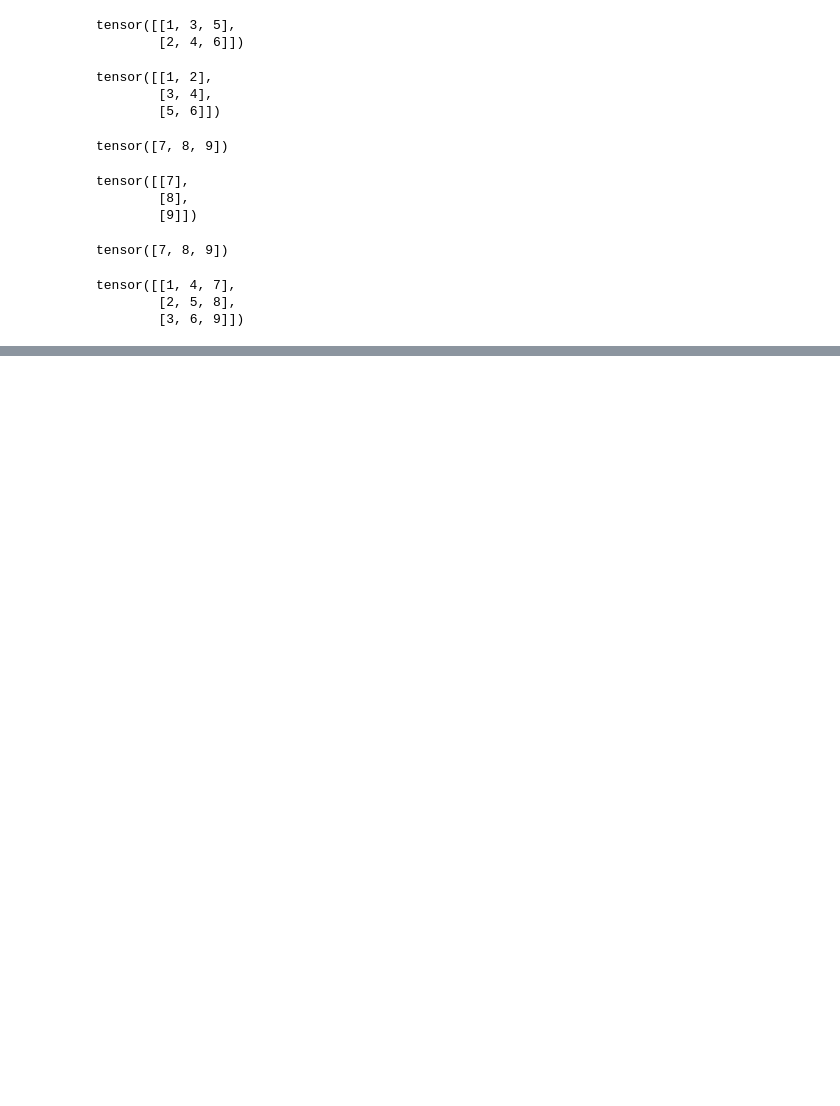
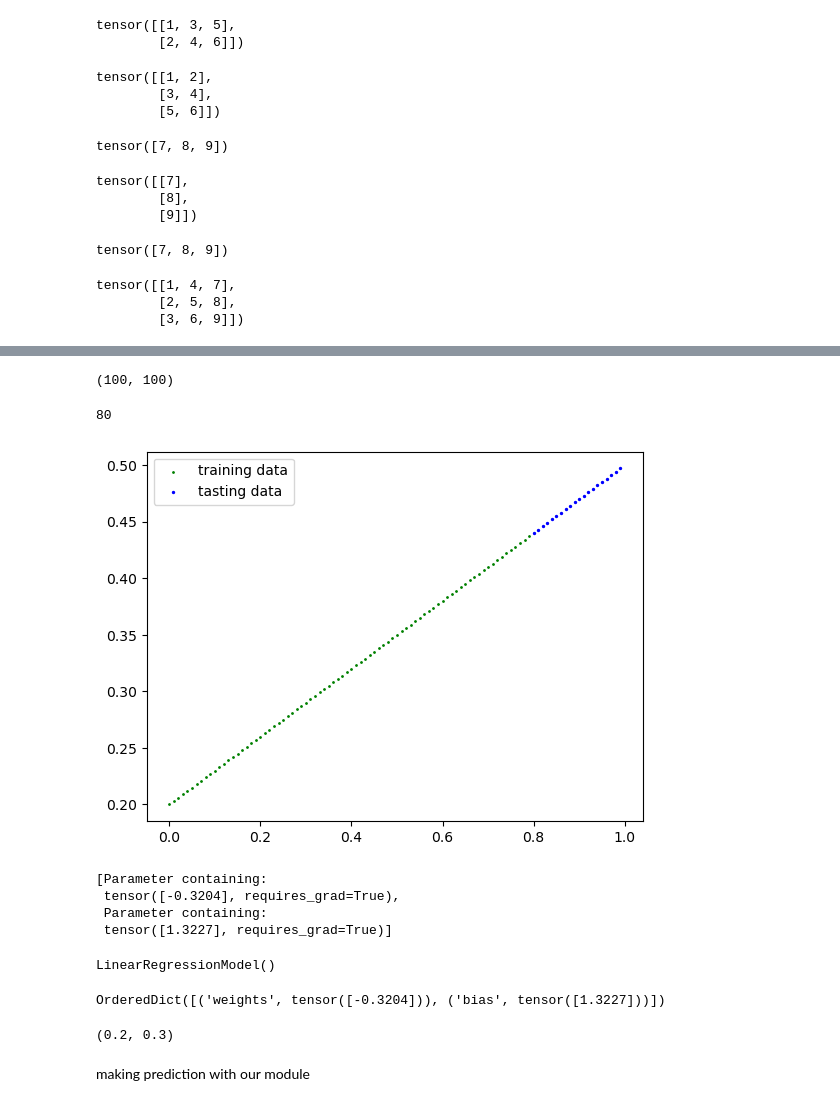
Before and after one commit to UstadYasin/pytorch_notes, a Jupyter notebook: torch.ipynb, the cells around one changed output, grey strips where cells are left out. Cells and saved outputs as stored; diff of their text form; code cells hidden in the pictures; blank space fills up the shorter version.

Commit message:
train

```diff
--- a/torch.ipynb
+++ b/torch.ipynb
@@ -208,0 +281,30 @@ x.p
+# %%
+len(X),len(y)
+# %% [output]
+(100, 100)
+# %%
+split=int(0.8*len(X))
+split
+# %% [output]
+80
+# %%
+x_train , y_train = X[:split],y[:split]
+# %%
+x_test , y_test = X[split:] , y[split:]
+# %%
+def plt_predict(
+    trainData=x_train,
+    trainLabel=y_train,
+    testData=x_test,
+    testLabel=y_test,
+    predictions=None
+):
+    plt.scatter(trainData,trainLabel,s=1,c='g',label='training data')
+    plt.scatter(testData,testLabel,s=2,c="b",label="tasting data")
+    if predictions is not None:
+        plt.scatter(testData,predictions,c='r',s=4,label="predicted data")
+    plt.legend()
+# %%
+plt_predict()
+# %% [output]
+[figure, added]
@@ -208,0 +320,23 @@ x.p
+# %%
+
+m0=LinearRegressionModel()
+list(m0.parameters())
+# %% [output]
+[Parameter containing:
+ tensor([-0.3204], requires_grad=True),
+ Parameter containing:
+ tensor([1.3227], requires_grad=True)]
+# %%
+LinearRegressionModel()
+# %% [output]
+LinearRegressionModel()
+# %%
+m0.state_dict()
+# %% [output]
+OrderedDict([('weights', tensor([-0.3204])), ('bias', tensor([1.3227]))])
+# %%
+weight,bias
+# %% [output]
+(0.2, 0.3)
+# %% [markdown]
+making prediction with our module
```
Also changed, not shown: parts of 25 cells of this notebook, 1 other file.
